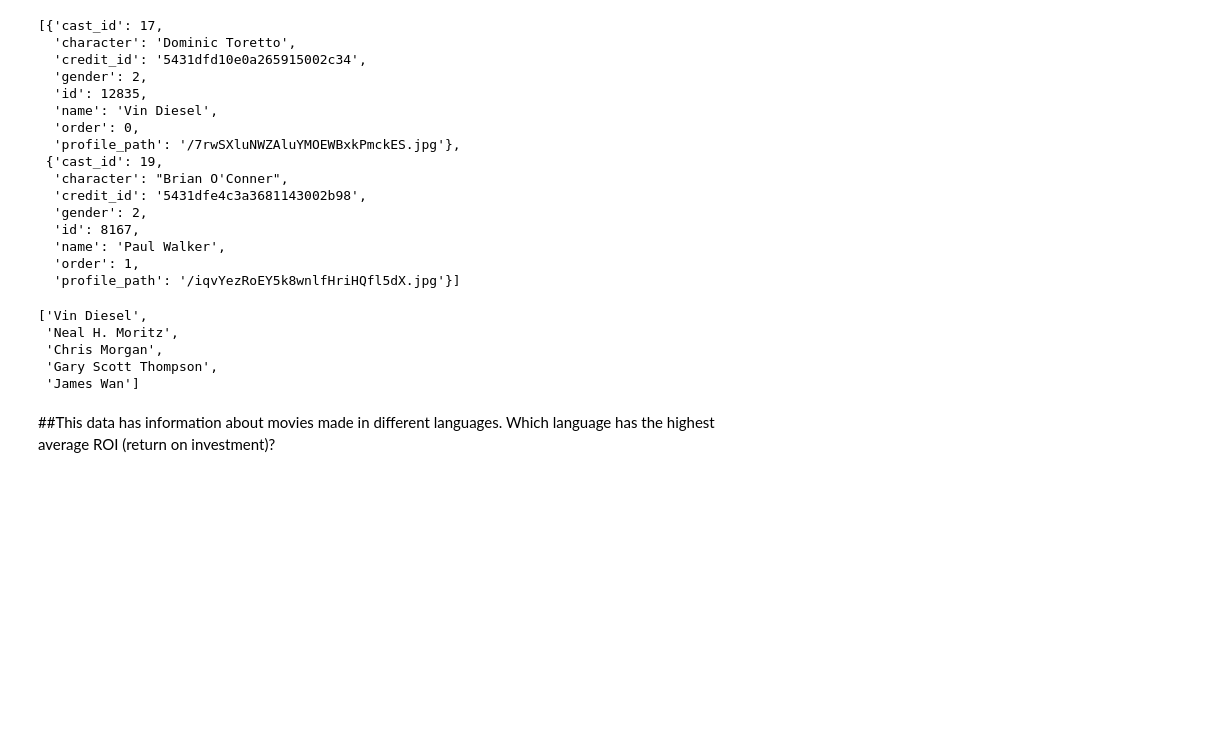
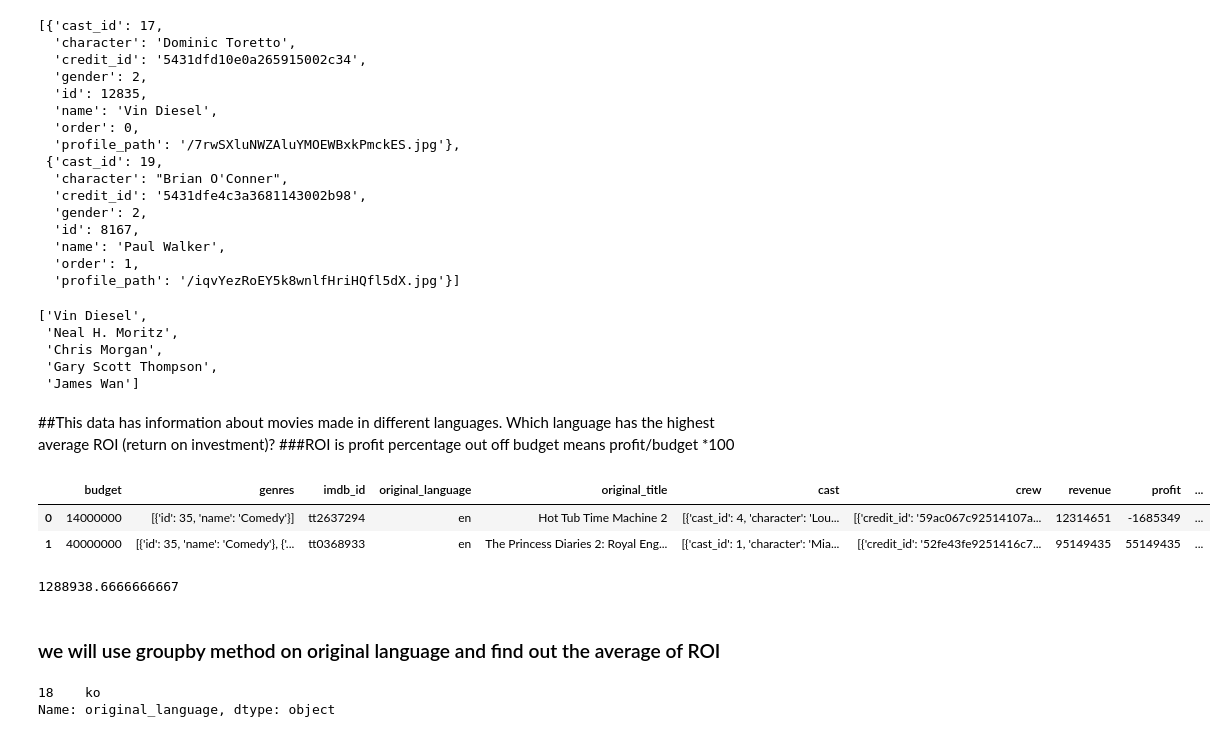
Before and after one commit to shubham1894/Data-Science-Portfolio, a Jupyter notebook: EDA Imdb Dataset/EDA_on_IMDB_Dataset.ipynb, the cells around one changed output. Drawn from its saved outputs; the diff is of its cells as text; code cells hidden in the pictures; blank space fills up the shorter version.

```diff
--- a/EDA Imdb Dataset/EDA_on_IMDB_Dataset.ipynb
+++ b/EDA Imdb Dataset/EDA_on_IMDB_Dataset.ipynb
@@ -318,3 +325,19 @@ Actor_list[:5]
  'James Wan']
 # %% [markdown]
 ##This data has information about movies made in different languages. Which language has the highest average ROI (return on investment)?
+###ROI is profit percentage out off budget means profit/budget *100
+# %%
+# Calculate the ROI
+df2['ROI'] = (df2['profit'] / df2['budget'])*100
+# %%
+df2.head(2)
+# %% [output]
+|  | budget | genres | imdb_id | original_language | original_title | cast | crew | revenue | profit | ... |
+| 0 | 14000000 | [{'id': 35, 'name': 'Comedy'}] | tt2637294 | en | Hot Tub Time Machine 2 | [{'cast_id': 4, 'character': 'Lou... | [{'credit_id': '59ac067c92514107a... | 12314651 | -1685349 | ... |
+| 1 | 40000000 | [{'id': 35, 'name': 'Comedy'}, {'... | tt0368933 | en | The Princess Diaries 2: Royal Eng... | [{'cast_id': 1, 'character': 'Mia... | [{'credit_id': '52fe43fe9251416c7... | 95149435 | 55149435 | ... |
+# %%
+df2['ROI'].max()
+# %% [output]
+1288938.6666666667
+# %% [markdown]
+### we will use groupby method on original language and find out the average of ROI
@@ -320,0 +348,5 @@ Actor_list[:5]
+# %%
+max_ROI_lang
+# %% [output]
+18    ko
+Name: original_language, dtype: object
```
Also changed, not shown: parts of 25 cells of this notebook.
